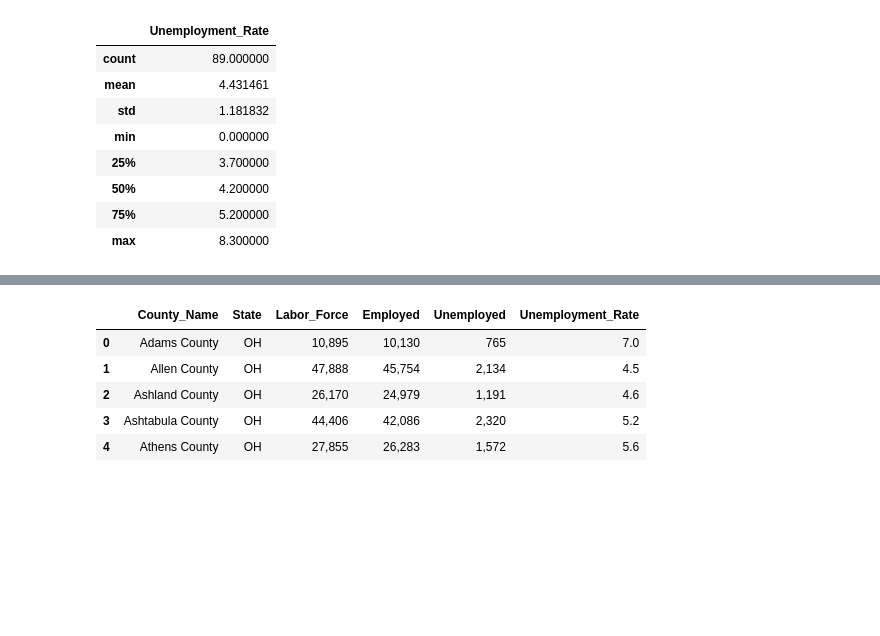
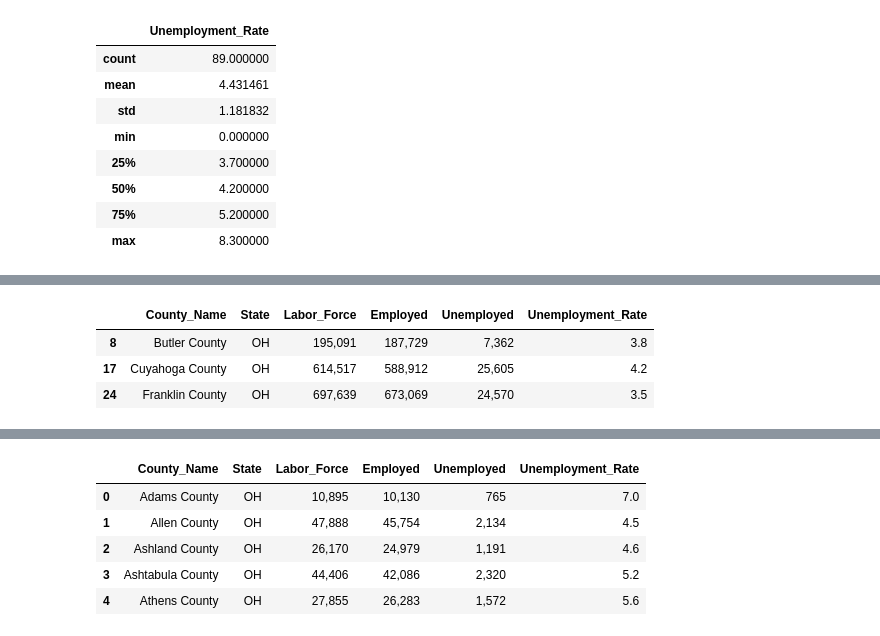
Before and after one commit to marcum531/Final-Project, a Jupyter notebook: Unemployment_Ohio.ipynb, the cells around one changed output, grey strips where cells are left out. Drawn from its saved outputs; the diff is of its cells as text; code cells hidden in the pictures; blank space fills up the shorter version.

```diff
--- a/Unemployment_Ohio.ipynb
+++ b/Unemployment_Ohio.ipynb
@@ -28 +51,8 @@ df.describe()
+# %%
+new_df.head()
+# %% [output]
+|  | County_Name | State | Labor_Force | Employed | Unemployed | Unemployment_Rate |
+| 8 | Butler County | OH | 195,091 | 187,729 | 7,362 | 3.8 |
+| 17 | Cuyahoga County | OH | 614,517 | 588,912 | 25,605 | 4.2 |
+| 24 | Franklin County | OH | 697,639 | 673,069 | 24,570 | 3.5 |
 # %%
```
Also changed, not shown: parts of 5 cells of this notebook, 2 other files.
